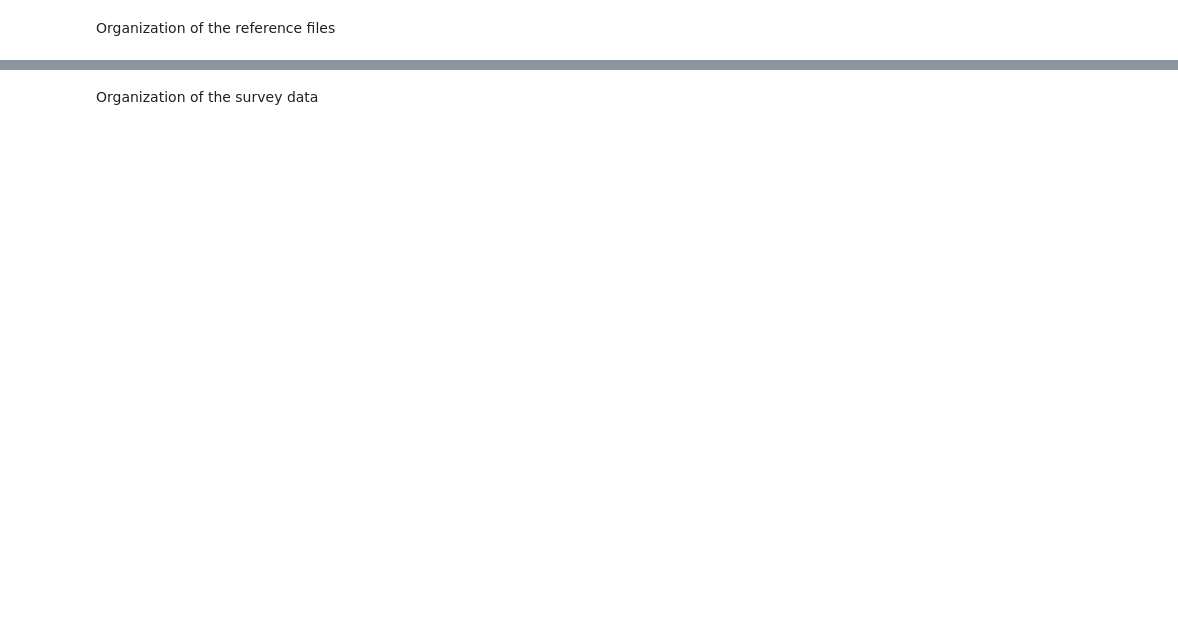
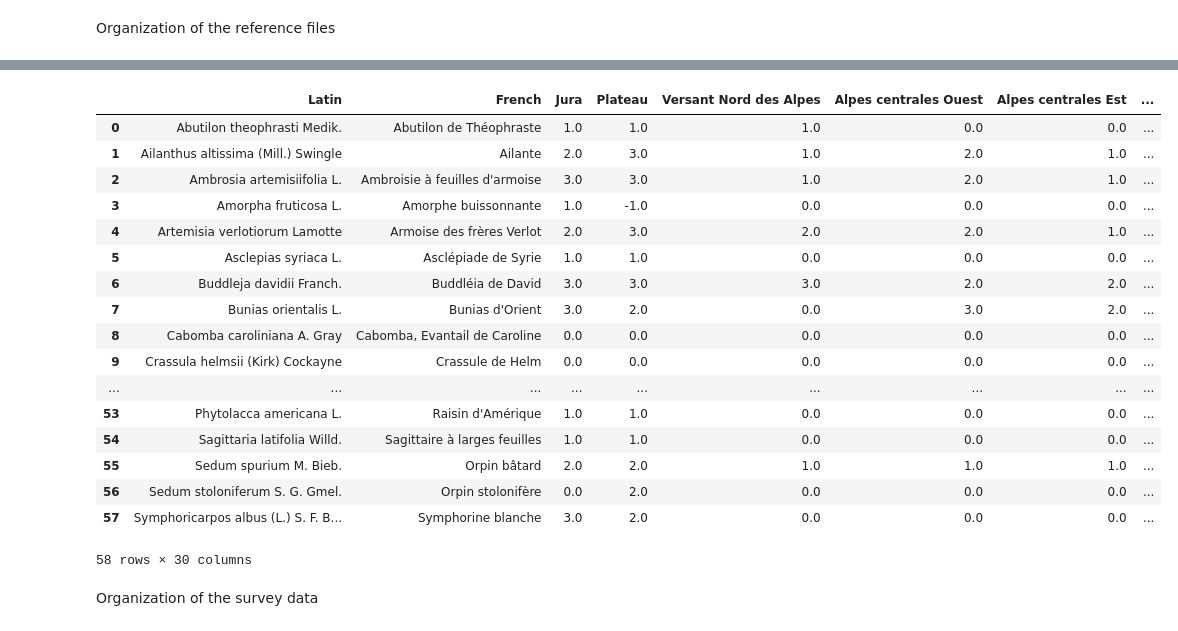
Before and after one commit to thorerismann/hdbot, a Jupyter notebook: preprocess.ipynb, the cells around one changed output, grey strips where cells are left out. Drawn from its saved outputs; the diff is of its cells as text; code cells hidden in the pictures; blank space fills up the shorter version.

```diff
--- a/preprocess.ipynb
+++ b/preprocess.ipynb
@@ -33,10 +37,12 @@ d_files = {
 }
 
 # dict for the reference files that are not Welten Sutter or Flora Helvetica 5X5 lists
+
 w_lists = {
     "list_2014":"BL_WL_2014_modified.csv",
     "under_sampled":"taxa_sous_echantillonnes.csv",
     "red_list":"CH-RLreg_Tracheophyta_2019.csv",
+    "cert_list": "Certification_specieslist_2021.csv"
 }
 
 # dict for the Welten-Sutter map reference files, downloaded from here: https://www.infoflora.ch/de/daten/artenliste-welten-sutter.html
@@ -77,6 +83,7 @@ fx_lists = {
 }
 
 # convenience method to gather up all the files:
+
 def get_the_data(file_exts, a_dir, methods, this_method="csv", myencoding=None):
     wiw = {}
     for k,v in file_exts.items():
@@ -87,6 +94,7 @@ def get_the_data(file_exts, a_dir, methods, this_method="csv", myencoding=None):
     return wiw
 
 # use the get_the_data method to collect these files
+
 data_and_keys = get_the_data(d_files, data_2020, my_data_methods, this_method="csv")
 watch_lists = get_the_data(w_lists, flora_h, my_data_methods, this_method="csv")
 welt_sut =  get_the_data(ws_lists, flora_h_ws, my_data_methods, this_method="csv", myencoding = "utf-16" )
@@ -100,9 +108,7 @@ Organization of the reference files
 watch_lists["list_2014"]["species"] = watch_lists["list_2014"].Latin
 watch_lists["under_sampled"]["species"] = watch_lists["under_sampled"].taxon
 watch_lists["red_list"]["species"] = watch_lists["red_list"].scientific_name
-
-# housekeeping: fx_lists['585220'] has one record in one column of one row stored as a string
-adf = fivex['585215'].copy()
+watch_lists["cert_list"]["species"] = watch_lists["cert_list"]["Short Name"]
 # %%
 # make a species slug (genus-species) to link data from across the survey and reference files.
 # This is necessary as some species columns have only "Genus species", some include subspecies, and some include the taxonomic reference.
@@ -148,8 +154,17 @@ for element in [watch_lists]:
         else:
             element[the_data]['watch_list'] = the_data
 
-# housekeeping: fill in nan values in the watchlist reference file.
+# housekeeping: fill in nan values in the watchlist and certification list reference files.
 
 fill_nans = watch_lists["list_2014"].copy()
 fill_nans = fill_nans.fillna(0)
 watch_lists.update({"list_2014":fill_nans[fill_nans.watch_list != 0]})
+
+fill_nans = watch_lists["cert_list"].copy()
+fill_nans = fill_nans.fillna(0)
+watch_lists.update({"cert_list":fill_nans[fill_nans.watch_list != 0]})
+
+
+# replace asterisk with 1
+
+watch_lists['cert_list'].replace("*",1)
@@ -156,3 +185,24 @@ watch_lists.update({"list_2014":fill_nans[fill_nans.watch_list != 0]})
+# %%
+watch_lists["list_2014"]
+# %% [output]
+|  | Latin | French | Jura | Plateau | Versant Nord des Alpes | Alpes centrales Ouest | Alpes centrales Est | ... |
+| 0 | Abutilon theophrasti Medik. | Abutilon de Théophraste | 1.0 | 1.0 | 1.0 | 0.0 | 0.0 | ... |
+| 1 | Ailanthus altissima (Mill.) Swingle | Ailante | 2.0 | 3.0 | 1.0 | 2.0 | 1.0 | ... |
+| 2 | Ambrosia artemisiifolia L. | Ambroisie à feuilles d'armoise | 3.0 | 3.0 | 1.0 | 2.0 | 1.0 | ... |
+| 3 | Amorpha fruticosa L. | Amorphe buissonnante | 1.0 | -1.0 | 0.0 | 0.0 | 0.0 | ... |
+| 4 | Artemisia verlotiorum Lamotte | Armoise des frères Verlot | 2.0 | 3.0 | 2.0 | 2.0 | 1.0 | ... |
+| 5 | Asclepias syriaca L. | Asclépiade de Syrie | 1.0 | 1.0 | 0.0 | 0.0 | 0.0 | ... |
+| 6 | Buddleja davidii Franch. | Buddléia de David | 3.0 | 3.0 | 3.0 | 2.0 | 2.0 | ... |
+| 7 | Bunias orientalis L. | Bunias d'Orient | 3.0 | 2.0 | 0.0 | 3.0 | 2.0 | ... |
+| 8 | Cabomba caroliniana A. Gray | Cabomba, Evantail de Caroline | 0.0 | 0.0 | 0.0 | 0.0 | 0.0 | ... |
+| 9 | Crassula helmsii (Kirk) Cockayne | Crassule de Helm | 0.0 | 0.0 | 0.0 | 0.0 | 0.0 | ... |
+| ... | ... | ... | ... | ... | ... | ... | ... | ... |
+| 53 | Phytolacca americana L. | Raisin d'Amérique | 1.0 | 1.0 | 0.0 | 0.0 | 0.0 | ... |
+| 54 | Sagittaria latifolia Willd. | Sagittaire à larges feuilles | 1.0 | 1.0 | 0.0 | 0.0 | 0.0 | ... |
+| 55 | Sedum spurium M. Bieb. | Orpin bâtard | 2.0 | 2.0 | 1.0 | 1.0 | 1.0 | ... |
+| 56 | Sedum stoloniferum S. G. Gmel. | Orpin stolonifère | 0.0 | 2.0 | 0.0 | 0.0 | 0.0 | ... |
+| 57 | Symphoricarpos albus (L.) S. F. B... | Symphorine blanche | 3.0 | 2.0 | 0.0 | 0.0 | 0.0 | ... |
+58 rows × 30 columns
 # %% [markdown]
 Organization of the survey data
 # %%
```
Also changed, not shown: parts of 6 cells of this notebook, 28 other files.
